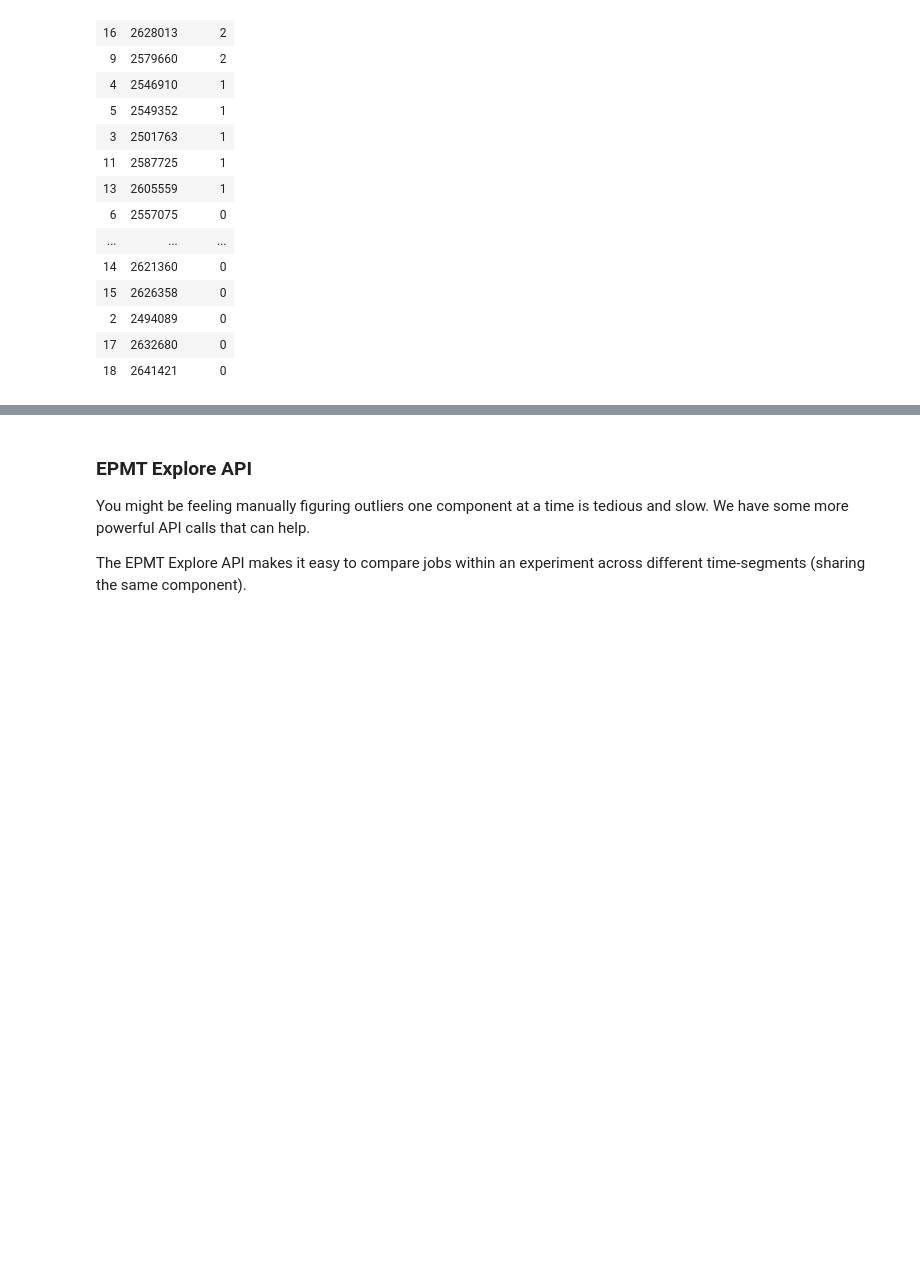
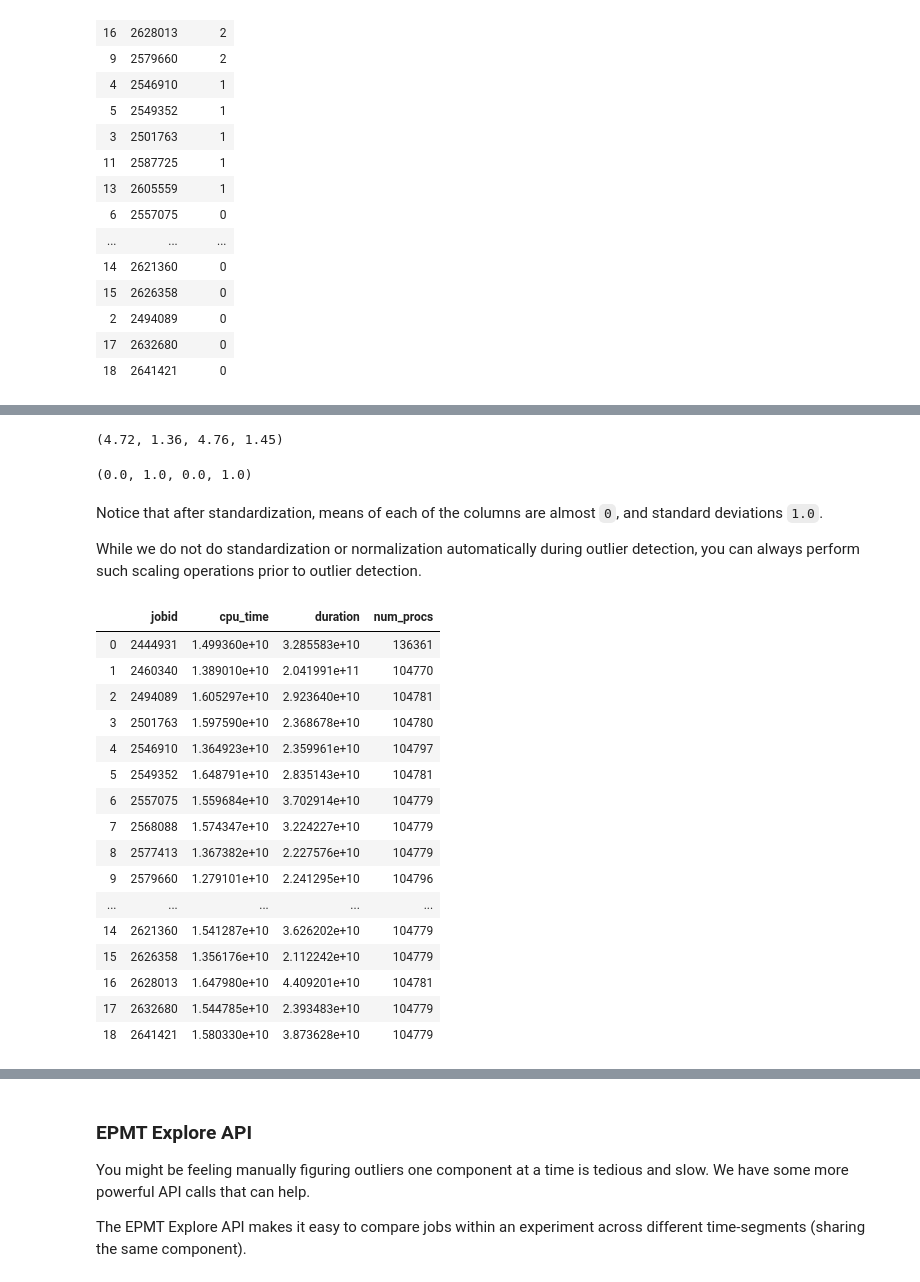
Before and after one commit to ilaflott/epmt, a Jupyter notebook: notebooks/Outliers.ipynb, the cells around one changed output, grey strips where cells are left out. Drawn from its saved outputs; the diff is of its cells as text; code cells hidden in the pictures; blank space fills up the shorter version.

Commit message:
- added a statistical helper for standardization - updated outliers notebook with a full section on standardization   and normalization

```diff
--- a/notebooks/Outliers.ipynb
+++ b/notebooks/Outliers.ipynb
@@ -381,0 +424,39 @@ Another aspect governing the outlier detection is our selection of `model_jobs`.
+# %%
+# Standardization is usually applied to normal distributions
+# It makes the mean 0, and std. deviation 1
+# Notice, the mean and std. along each of its columns
+X[:,0].mean().round(2), X[:, 0].std().round(2), X[:,1].mean().round(2), X[:,1].std().round(2)
+# %% [output]
+(4.72, 1.36, 4.76, 1.45)
+# %%
+st_X = es.standardize(X)
+st_X[:,0].mean().round(2), st_X[:,0].std().round(2), st_X[:,1].mean().round(2), st_X[:,1].std().round(2)
+# %% [output]
+(0.0, 1.0, 0.0, 1.0)
+# %% [markdown]
+Notice that after standardization, means of each of the columns are almost `0`, and standard
+deviations `1.0`.
+
+While we do not do standardization or normalization automatically during outlier detection, you
+can always perform such scaling operations prior to outlier detection.
+# %%
+atmos_cmip_jobs_df = eq.get_jobs(atmos_cmip_jobs, fmt='pandas')
+atmos_cmip_jobs_df[['jobid', 'cpu_time', 'duration', 'num_procs']]
+# %% [output]
+|  | jobid | cpu_time | duration | num_procs |
+| 0 | 2444931 | 1.499360e+10 | 3.285583e+10 | 136361 |
+| 1 | 2460340 | 1.389010e+10 | 2.041991e+11 | 104770 |
+| 2 | 2494089 | 1.605297e+10 | 2.923640e+10 | 104781 |
+| 3 | 2501763 | 1.597590e+10 | 2.368678e+10 | 104780 |
+| 4 | 2546910 | 1.364923e+10 | 2.359961e+10 | 104797 |
+| 5 | 2549352 | 1.648791e+10 | 2.835143e+10 | 104781 |
+| 6 | 2557075 | 1.559684e+10 | 3.702914e+10 | 104779 |
+| 7 | 2568088 | 1.574347e+10 | 3.224227e+10 | 104779 |
+| 8 | 2577413 | 1.367382e+10 | 2.227576e+10 | 104779 |
+| 9 | 2579660 | 1.279101e+10 | 2.241295e+10 | 104796 |
+| ... | ... | ... | ... | ... |
+| 14 | 2621360 | 1.541287e+10 | 3.626202e+10 | 104779 |
+| 15 | 2626358 | 1.356176e+10 | 2.112242e+10 | 104779 |
+| 16 | 2628013 | 1.647980e+10 | 4.409201e+10 | 104781 |
+| 17 | 2632680 | 1.544785e+10 | 2.393483e+10 | 104779 |
+| 18 | 2641421 | 1.580330e+10 | 3.873628e+10 | 104779 |
```
Also changed, not shown: parts of 24 cells of this notebook, 2 other files.
